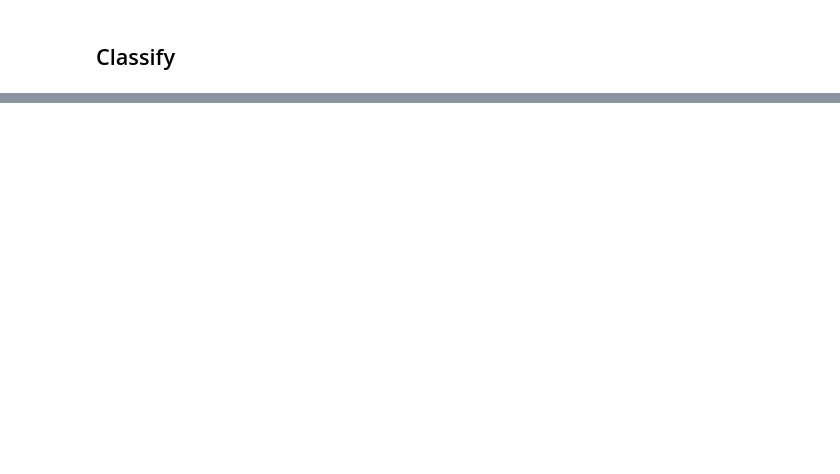
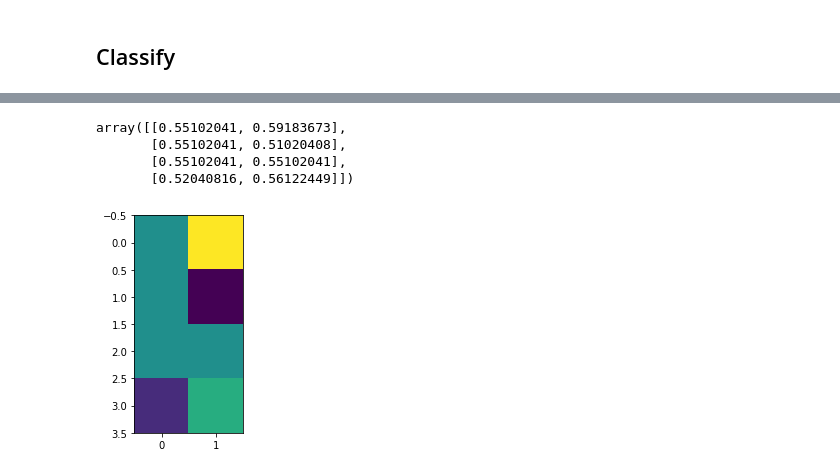
Before and after one commit to tischfieldlab/moseq2-nlp, a Jupyter notebook: notebooks/synthetic.ipynb, the cells around one changed output, grey strips where cells are left out. Drawn from its saved outputs; the diff is of its cells as text; code cells hidden in the pictures; blank space fills up the shorter version.

```diff
--- a/notebooks/synthetic.ipynb
+++ b/notebooks/synthetic.ipynb
@@ -98,0 +181,39 @@ Training classifier
+# %%
+for n in range(min_n,max_n + 1):
+    for k in range(min_k,max_k + 1):
+        print(f'Running order {n}, window {k}.')
+        embedding_window = k
+
+        # synthesize data
+        transition_matrices, out_groups = get_transition_representations_n(model_file, index_file, n,
+                                                                   num_transitions, normalize='row', max_syllable=max_syllable)
+
+        all_synthesized_data = []
+        for l, tmx in tqdm(enumerate(transition_matrices)):
+            num_syllables = np.random.randint(num_syllables_range[0], num_syllables_range[1])
+            all_synthesized_data.append(sample_markov_chain(tmx,num_syllables))
+
+        unique_groups = []
+        for group in out_groups:
+            if group not in unique_groups:
+                unique_groups.append(group)
+
+        labels = []
+        for group in out_groups:
+            labels.append(unique_groups.index(group))
+
+        # get embeddings
+        de = DocumentEmbedding(dm=dm, embedding_dim=embedding_dim, embedding_window=embedding_window,
+                               embedding_epochs=embedding_epochs,min_count=min_count)
+        print('Learning embeddings...')
+        E = np.array(de.fit_predict(all_synthesized_data))
+
+        print('Classifying...')
+        # classify
+        best_C, scores = train_regressor(E, labels, K, scoring, penalty, num_c, seed)
+
+        print('Updating...')
+        # store
+        acc_mx[n-1,k-1] = np.max(scores.mean((0,1)))
+        pbar.update(1)
+pbar.close()
@@ -98,0 +264,9 @@ Training classifier
+# %%
+plt.imshow(acc_mx)
+acc_mx
+# %% [output]
+array([[0.55102041, 0.59183673],
+       [0.55102041, 0.51020408],
+       [0.55102041, 0.55102041],
+       [0.52040816, 0.56122449]])
+[figure, added]
```
Also changed, not shown: parts of 11 cells of this notebook, 10 other files.
